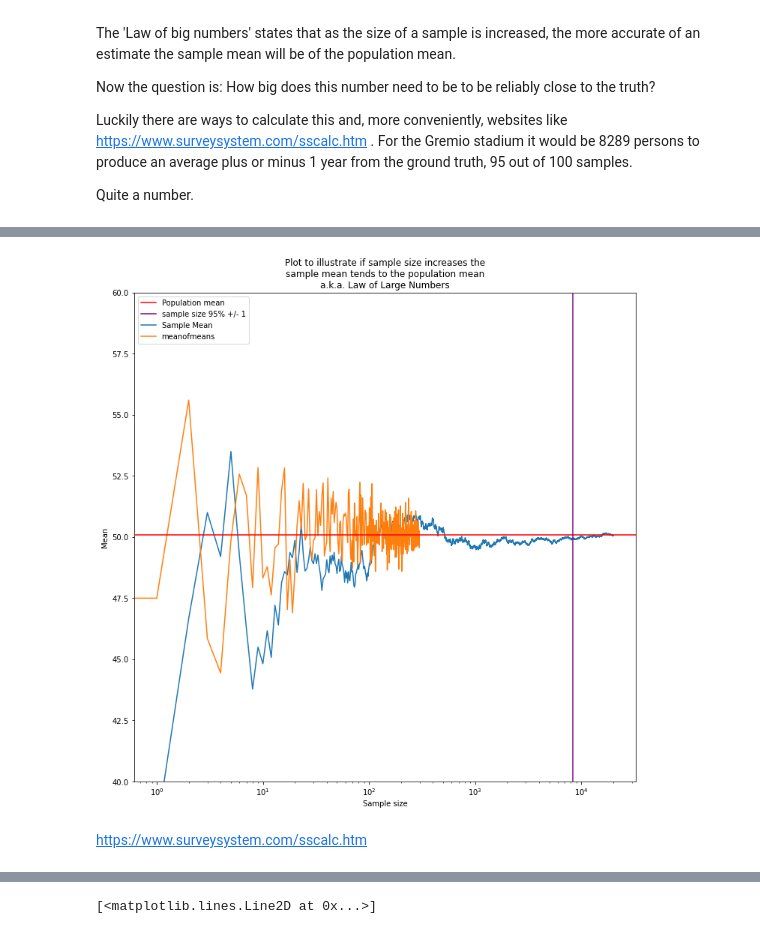
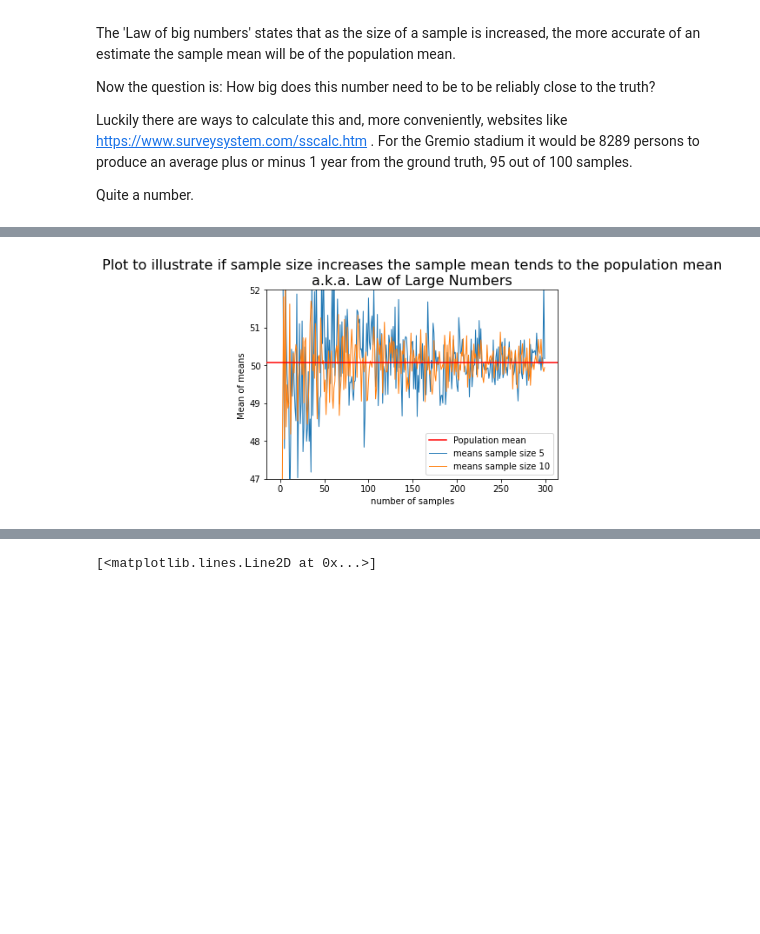
Before and after one commit to MaartenKool/CookBooks, a Jupyter notebook: GremioStadium.ipynb, the cells around one changed output, grey strips where cells are left out. Saved outputs shown, nothing was run; the diff lists cells and outputs as text; code cells hidden in the pictures; blank space fills up the shorter version.

```diff
--- a/GremioStadium.ipynb
+++ b/GremioStadium.ipynb
@@ -88,19 +148,35 @@ plt.show()
 # %%
-import matplotlib.pyplot as plt
-# illustrate in a plot
-plt.figure(figsize=(12,12))
-plt.axhline(rolls.mean(), c='r', zorder=10, label = 'Population mean')
-plt.axvline(8289, c='purple', zorder=10, label = 'sample size 95% +/- 1')
-plt.plot(y, label='Sample Mean')
-plt.plot(meanofmeans, label='meanofmeans')
-plt.title("Plot to illustrate if sample size increases the\nsample mean tends to the population mean\na.k.a. Law of Large Numbers")
-plt.ylabel('Mean')
-plt.xlabel('Sample size')
-plt.ylim(40,60)
-plt.xscale('log')
+#calculate the mean of means of 1 to 300 samples of size 5
+n_samples = list(range(1,301))
+
+means5=[]
+means10=[]
+for n in n_samples:
+    means5.append([pop.sample(5).mean() for _ in range(n)])
+    means10.append([pop.sample(10).mean() for _ in range(n)])
+meanofmeans5=[]
+for m in means5:
+    meanofmeans5.append(mean(m))
+meanofmeans10=[]
+for mm in means10:
+    meanofmeans10.append(mean(mm))
+
+
+
+
+# import matplotlib.pyplot as plt
+
+# plt.figure(figsize=(12,6))
+plt.axhline(pop.mean(), c='r', zorder=10, label = 'Population mean')
+# plt.axvline(8289, c='purple', zorder=10, label = f'8289\nsample size 95% +/- 1')
+plt.plot(meanofmeans5, label='means sample size 5', lw=1)
+plt.plot(meanofmeans10, label='means sample size 10', lw=1)
+plt.title("Plot to illustrate if sample size increases the sample mean tends to the population mean\na.k.a. Law of Large Numbers"
+         , fontsize=16)
+plt.ylabel('Mean of means ')
+plt.xlabel('number of samples')
+plt.ylim(47,52)
 plt.legend(loc='best')
 plt.show()
 # %% [output]
-[figure, old version]
+[figure, new version]
-# %% [markdown]
-https://www.surveysystem.com/sscalc.htm
```
Also changed, not shown: parts of 31 cells of this notebook.
